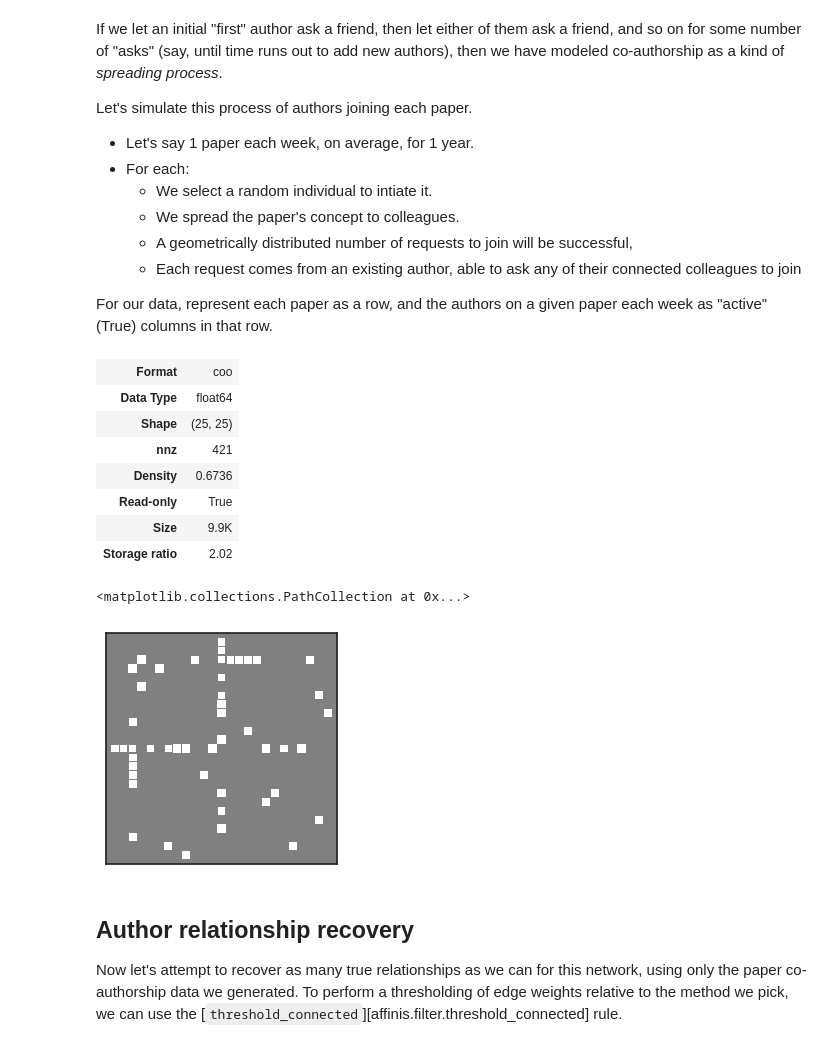
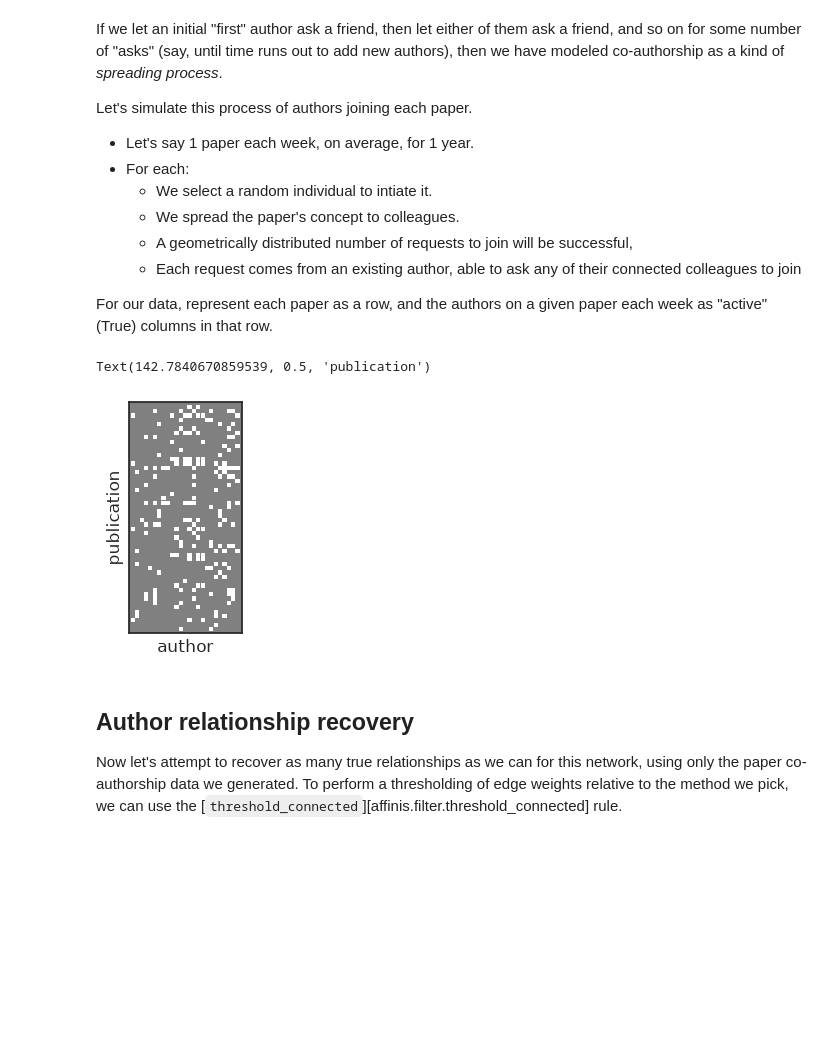
Before and after one commit to rtbs-dev/affinis, a Jupyter notebook: notebooks/case-studies/example.ipynb, the cells around one changed output. Saved outputs shown, nothing was run; the diff lists cells and outputs as text; code cells hidden in the pictures; blank space fills up the shorter version.

```diff
--- a/notebooks/case-studies/example.ipynb
+++ b/notebooks/case-studies/example.ipynb
@@ -84,93 +84,35 @@ For our data, represent each paper as a row, and the authors on a given paper ea
 # %%
 from affinis.edgespace import sq2flat, flat2sq
 from scipy.sparse.csgraph import breadth_first_tree
 from scipy.sparse import issparse
 from sparse import COO
 
 def sim_papers(n_weeks, L, jumps_param=0.1, rng=np.random.default_rng(2)):
     Arw = ((L/np.diag(L)).pipe(lambda df: np.diag(np.diag(df))-df)*0.5)
     def sim_week():
         n_jumps = rng.geometric(jumps_param)
         first = rng.multinomial(1,starting:=np.ones(n_authors)/n_authors)
         # second = (rng.random()>0.5)*rng.multinomial(1,starting)  # maybe
         infected = first #| second
         for jump in range(n_jumps):
             # print((Arw@infected>1).sum(), infected)
             infected = infected | rng.binomial(1, Arw@(infected/infected.sum()))
         return infected
 
 
     yield from (sim_week() for i in range(n_weeks))
 
 L_df = pd.DataFrame(L, columns=author_idx, index=author_idx)
 
 
-X = COO.from_numpy(np.vstack([paper for paper in sim_papers(52,L_df, 0.05)]))
+X = COO.from_numpy(np.vstack([paper for paper in sim_papers(52,L_df, 0.1)]))
 Xdf = pd.DataFrame(X.todense(), columns=author_idx)
+hinton(X)
+plt.xlabel('author')
+plt.ylabel('publication')
+# %% [output]
+Text(142.7840670859539, 0.5, 'publication')
+[figure, added]
-# %%
-
-
-sq2flat(COO.from_scipy_sparse(nx.adjacency_matrix(G)))
-flat2sq(sq2flat(breadth_first_tree(COO.from_scipy_sparse(nx.adjacency_matrix(G)), 0)))
-breadth_first_tree(nx.adjacency_matrix(G), 0)
-
-edge_w = sq2flat(COO.from_scipy_sparse(nx.adjacency_matrix(G)))
-edge_w.coords[0][edge_w.data*np.random.rand(edge_w.data.shape[0]).argsort()]
-
-# issparse(edge_w)
-# edge_w.coords
-# sq2flat(COO.from_scipy_sparse(nx.adjacency_matrix(G)))>0
-breadth_first_tree(X.T@X>5, 0)
-COO(X.T@X)
-
-from affinis.proximity import sinkhorn
-from sparse import std
-# sinkhorn()
-K = aff.ochiai(X)
-i = 0
-while i<50:
-    marg_sum = K.sum(0)
-    marg_sum.data = 1/marg_sum.data
-    K = (K*marg_sum).T
-    i+=1
-np.std(K.sum(0).data), np.std(K.sum(1).data)
-
-# K.data
-# K.sum(0)#/K.sum(0)
-sinkhorn(K)
-# %% [output]
-| Format | coo |
-| Data Type | float64 |
-| Shape | (25, 25) |
-| nnz | 421 |
-| Density | 0.6736 |
-| Read-only | True |
-| Size | 9.9K |
-| Storage ratio | 2.02 |
-# %%
-G = X.T@X
-only1 = (X.sum(0) - G)
-neither = (X.shape[0] - sq2flat(np.add.outer(X.sum(0),X.sum(0))) + sq2flat(G))
-sq2flat(G).data, sq2flat(only1).data, sq2flat(only1.T).data, neither.data
-from sparse import diagonal, concatenate, stack, diagonalize
-diagonal(G)
-
-aff._contingency_cts(X)
-from affinis.priors import pseudocount
-
-psdct = pseudocount(0.5)
-# cts = np.vstack(_contingency_cts(X))
-cts = aff._contingency_cts(X)
-
-a,b,c,d = stack([psdct(ct, X.shape[0]) for ct in cts])
-
-# aff._contingency_prob(X)
-from scipy.sparse.csgraph import minimum_spanning_tree
-from affinis.utils import _sparse_directed_to_symmetric
-hinton(_sparse_directed_to_symmetric(minimum_spanning_tree(COO(np.exp(-aff.mutual_information(X)), fill_value=0))))
-# %% [output]
-<matplotlib.collections.PathCollection at 0x...>
-[figure, removed]
 # %% [markdown]
 ## Author relationship recovery
 
```
Also changed, not shown: parts of 6 cells of this notebook, 2 other files.
